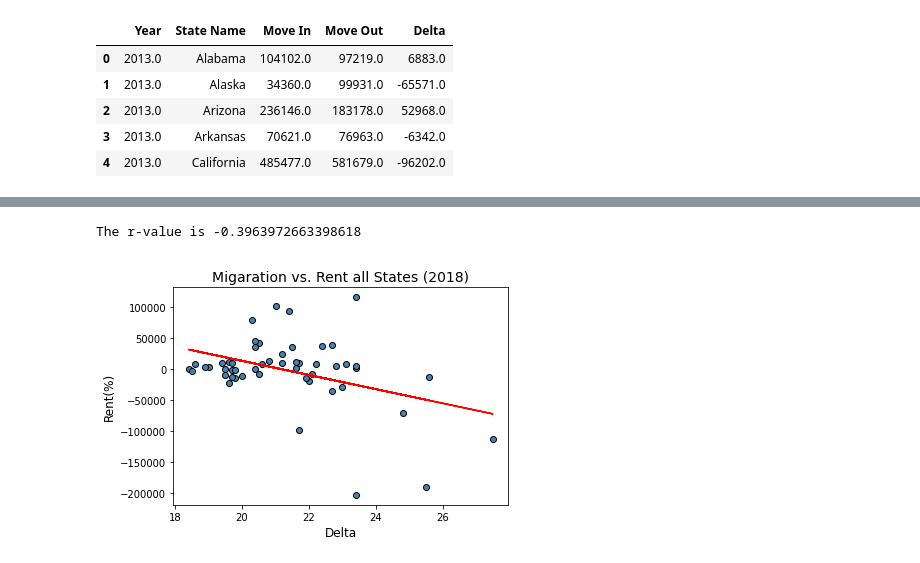
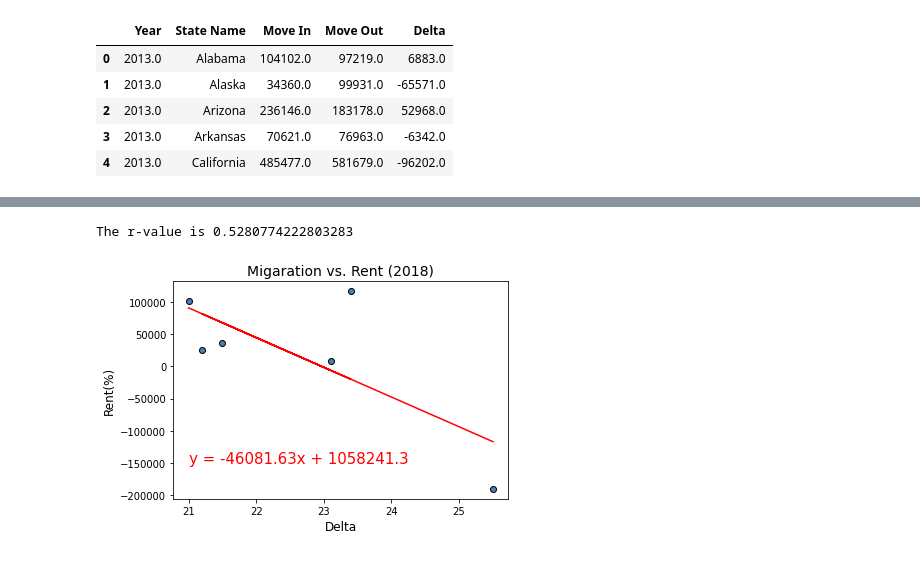
Before and after one commit to J3N1/UCI-Project-1-Team7, a Jupyter notebook: Data_by_Years-head2tail_append_Graphs_last_use_it.ipynb, the cells around one changed output, grey strips where cells are left out. Drawn from its saved outputs; the diff is of its cells as text; code cells hidden in the pictures.

Commit message:
last file for selected states only

```diff
--- a/Data_by_Years-head2tail_append_Graphs_Correlations.ipynb
+++ b/Data_by_Years-head2tail_append_Graphs_last_use_it.ipynb
@@ -44,7 +44,7 @@ for y in years:
 
     #Give Names for your Groups
     median_rent_data = c.acs5.get(("NAME", "B25071_001E","B25092_002E", "B25092_003E"),
-                         {'for': 'state: *'})
+                         {'for': 'state: 06, 08, 12, 16, 41, 48'})
 
         #To assing yeach value with specific year
 
@@ -77,7 +77,7 @@ all_years_df[column1] = column1_data
 all_years_df[column2] = column2_data
 all_years_df[column3] = column3_data
 
-all_years_df.head()
+all_years_df
 #print(states_list)
 # %% [output]
 |  | Year | State Name | State Number | Rent(%) | Owner Costs - House with mortgage(%) | Owner Costs - House without mortg... |
@@ -209,24 +227,24 @@ merge_data_df.head()
 # %%
 y_axis = merge_data_df['Delta'].loc[merge_data_df['Year']==2018]
 x_axis = merge_data_df["Owner Costs - House with mortgage(%)"].loc[merge_data_df['Year']==2018]
 
 #Plot
 (slope, intercept, rvalue, pvalue, stderr) = linregress(x_axis, y_axis)
-print(f"The r-value is {rvalue}")
+print(f"The r-value is {rvalue**2}")
 
 regress_values = x_axis * slope + intercept
 line_eq = "y = " + str(round(slope,2)) + "x + " + str(round(intercept,2))
 plt.scatter(x_axis,y_axis, facecolor = "steelblue", edgecolor = "black")
 plt.plot(x_axis,regress_values,"r-")
-plt.annotate(line_eq,(18,150000),fontsize=15,color="red")
-plt.title('Migaration vs. Rent all States (2018)',fontsize=(14))
+plt.annotate(line_eq,(21,-150000),fontsize=15,color="red")
+plt.title('Migaration vs. Rent (2018)',fontsize=(14))
 plt.ylabel('Rent(%)',fontsize=(12))
 plt.xlabel('Delta',fontsize=(12))
 
 # Save the plotted figure as .pngs
 #plt.savefig("Images/Northern_Hemisphere_City_Latitude_vs_Max_Temperature.png")
 
 plt.show()
 # %% [output]
-The r-value is -0.3963972663398618
+The r-value is 0.5280774222803283
-[figure, old version]
+[figure, new version]
```
Also changed, not shown: parts of 6 cells of this notebook.
